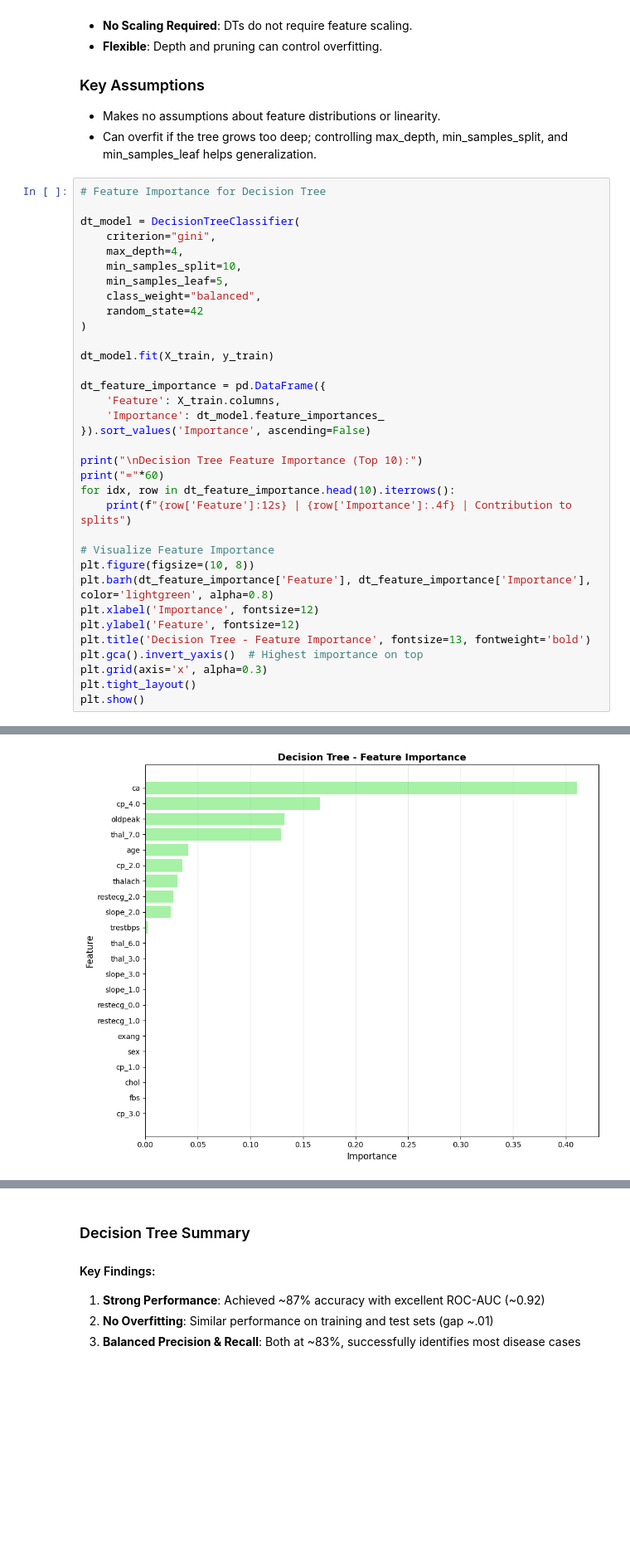
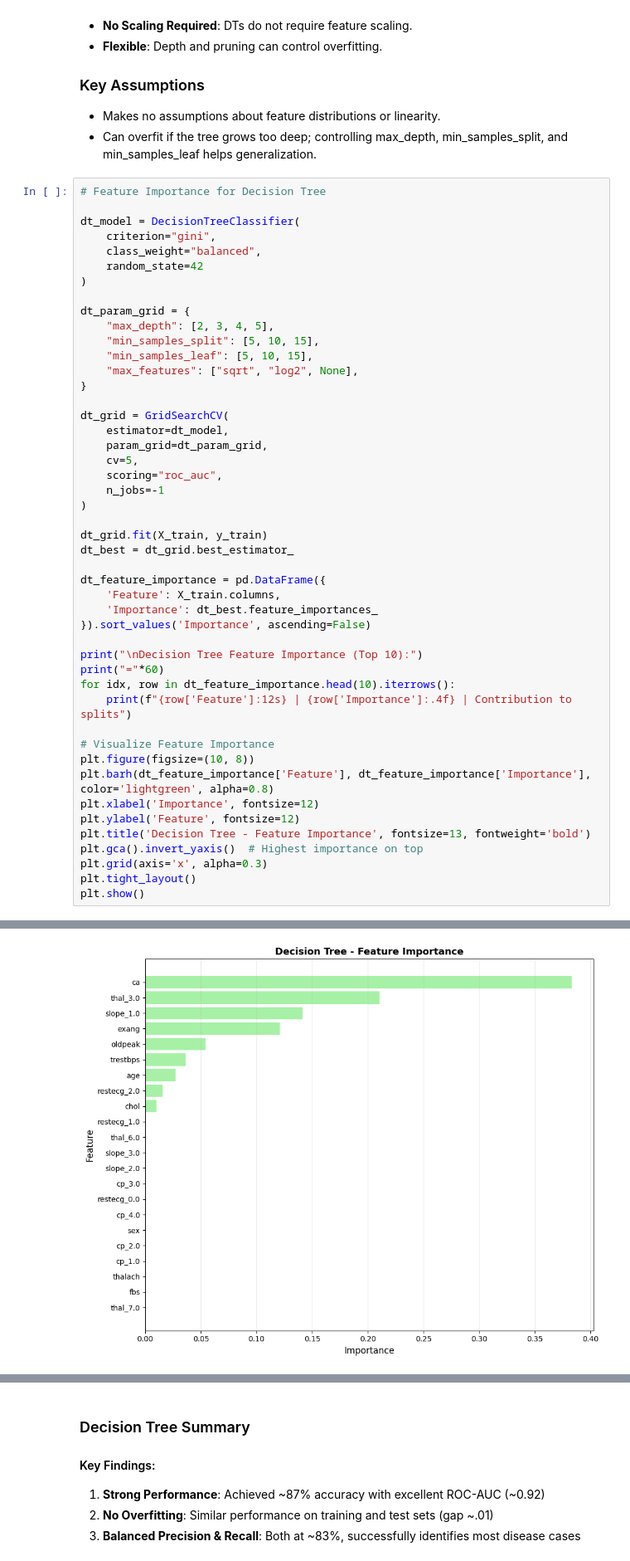
Before and after one commit to vinhbin/heartdiseaseDS, a Jupyter notebook: modeling_nb.ipynb, the cells around one changed output, grey strips where cells are left out. Shown at 83% size. Drawn from its saved outputs; the diff is of its cells as text; blank space fills up the shorter version.

```diff
--- a/modeling_nb.ipynb
+++ b/modeling_nb.ipynb
@@ -333,18 +333,31 @@ A Decision Tree is a non-linear, rule-based model that splits the dataset into b
 
 dt_model = DecisionTreeClassifier(
     criterion="gini",
-    max_depth=4,
-    min_samples_split=10,
-    min_samples_leaf=5,
     class_weight="balanced",
     random_state=42
 )
 
-dt_model.fit(X_train, y_train)
+dt_param_grid = {
+    "max_depth": [2, 3, 4, 5],
+    "min_samples_split": [5, 10, 15],
+    "min_samples_leaf": [5, 10, 15],
+    "max_features": ["sqrt", "log2", None],
+}
+
+dt_grid = GridSearchCV(
+    estimator=dt_model,
+    param_grid=dt_param_grid,
+    cv=5,
+    scoring="roc_auc",
+    n_jobs=-1
+)
+
+dt_grid.fit(X_train, y_train)
+dt_best = dt_grid.best_estimator_
 
 dt_feature_importance = pd.DataFrame({
     'Feature': X_train.columns,
-    'Importance': dt_model.feature_importances_
+    'Importance': dt_best.feature_importances_
 }).sort_values('Importance', ascending=False)
 
 print("\nDecision Tree Feature Importance (Top 10):")
@@ -378,4 +391,4 @@ trestbps     | 0.0024 | Contribution to splits
-[figure, old version]
+[figure, new version]
 # %%
 ### Decision Tree model ###
 
```
Also changed, not shown: parts of 11 cells of this notebook, 5 other files.
